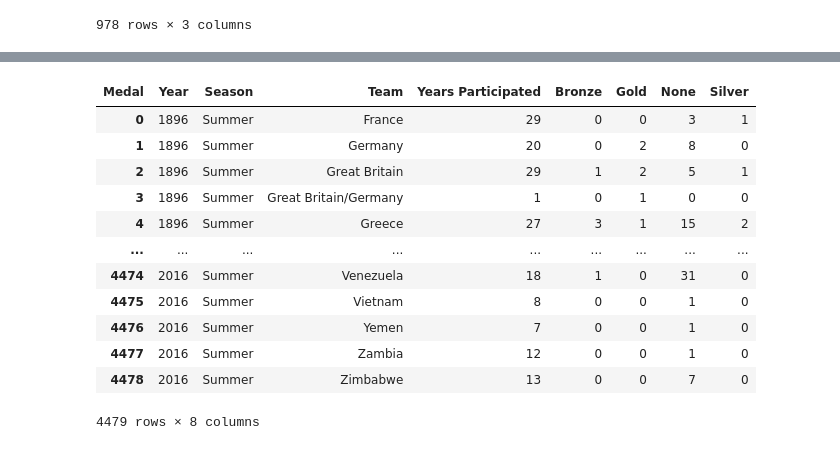
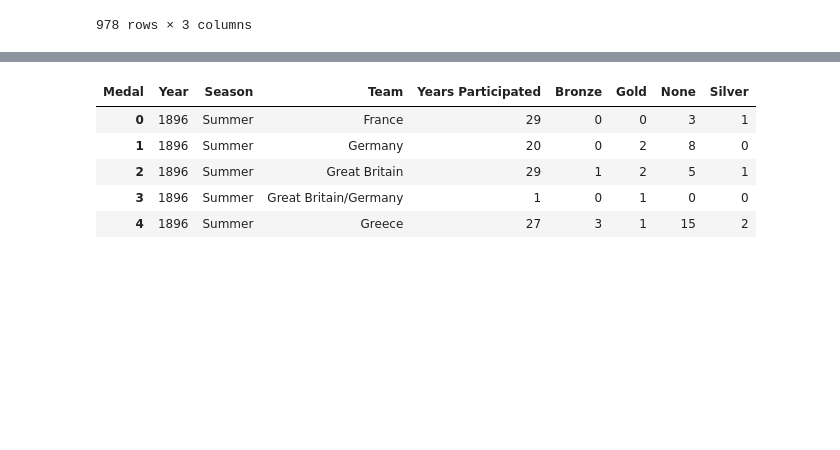
Before and after one commit to com-480-data-visualization/project-2024-okay-guys, a Jupyter notebook: EDA.ipynb, the cells around one changed output, grey strips where cells are left out. Drawn from its saved outputs; the diff is of its cells as text; code cells hidden in the pictures; blank space fills up the shorter version.

```diff
--- a/EDA.ipynb
+++ b/EDA.ipynb
@@ -499,22 +493,22 @@ medal_win_with_years
-# %%
-medal_win_pivot = medal_win_with_years.pivot_table(index=['Year', 'Season', 'Team', 'Years Participated'],
-                                                   columns='Medal',
-                                                   values='Count',
-                                                   aggfunc='sum',
-                                                   fill_value=0).reset_index()
-medal_win_pivot
-# %% [output]
-| Medal | Year | Season | Team | Years Participated | Bronze | Gold | None | Silver |
-| 0 | 1896 | Summer | France | 29 | 0 | 0 | 3 | 1 |
-| 1 | 1896 | Summer | Germany | 20 | 0 | 2 | 8 | 0 |
-| 2 | 1896 | Summer | Great Britain | 29 | 1 | 2 | 5 | 1 |
-| 3 | 1896 | Summer | Great Britain/Germany | 1 | 0 | 1 | 0 | 0 |
-| 4 | 1896 | Summer | Greece | 27 | 3 | 1 | 15 | 2 |
-| ... | ... | ... | ... | ... | ... | ... | ... | ... |
-| 4474 | 2016 | Summer | Venezuela | 18 | 1 | 0 | 31 | 0 |
-| 4475 | 2016 | Summer | Vietnam | 8 | 0 | 0 | 1 | 0 |
-| 4476 | 2016 | Summer | Yemen | 7 | 0 | 0 | 1 | 0 |
-| 4477 | 2016 | Summer | Zambia | 12 | 0 | 0 | 1 | 0 |
-| 4478 | 2016 | Summer | Zimbabwe | 13 | 0 | 0 | 7 | 0 |
-4479 rows × 8 columns
+# %%
+# Merge the medal_count and participation DataFrames on Season and Team columns
+medal_win_with_years = pd.merge(medal_count, participation, on=['Season', 'Team'], how='left')
+
+# Pivot the medal_win_with_years DataFrame to get a new DataFrame with index as ['Year', 'Season', 'Team', 'Years Participated'],
+# columns as 'Medal', and values as 'Count', aggregating the sum of counts, and filling missing values with 0
+medal_win_pivot = medal_win_with_years.pivot_table(index=['Year', 'Season', 'Team', 'Years Participated'],
+                                                   columns='Medal',
+                                                   values='Count',
+                                                   aggfunc='sum',
+                                                   fill_value=0).reset_index()
+
+# Display the resulting DataFrame
+display(medal_win_pivot.head())
+# %% [output]
+| Medal | Year | Season | Team | Years Participated | Bronze | Gold | None | Silver |
+| 0 | 1896 | Summer | France | 29 | 0 | 0 | 3 | 1 |
+| 1 | 1896 | Summer | Germany | 20 | 0 | 2 | 8 | 0 |
+| 2 | 1896 | Summer | Great Britain | 29 | 1 | 2 | 5 | 1 |
+| 3 | 1896 | Summer | Great Britain/Germany | 1 | 0 | 1 | 0 | 0 |
+| 4 | 1896 | Summer | Greece | 27 | 3 | 1 | 15 | 2 |
 # %%
```
Also changed, not shown: parts of 33 cells of this notebook.
